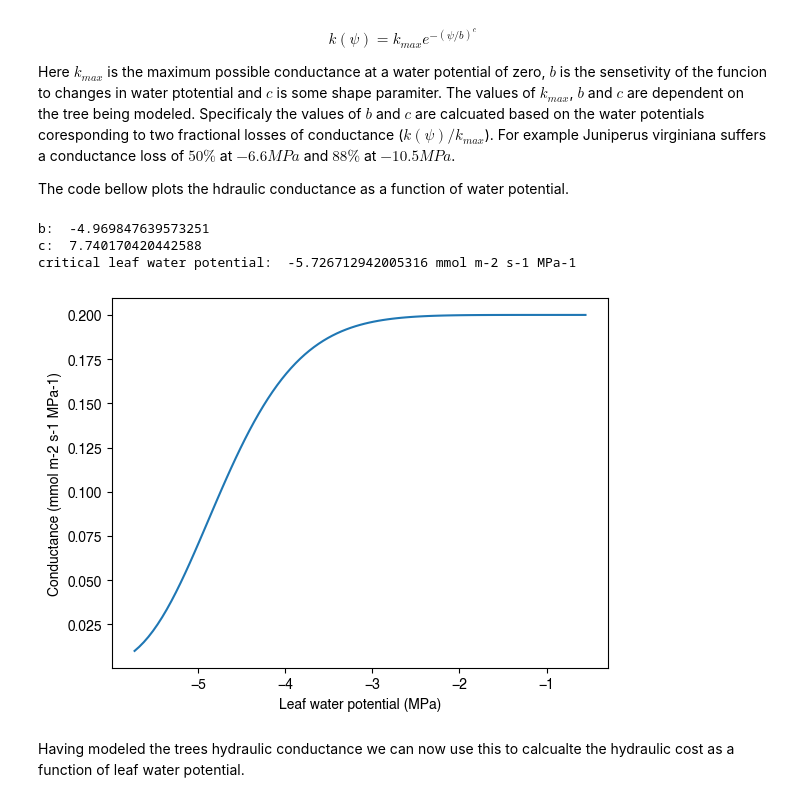
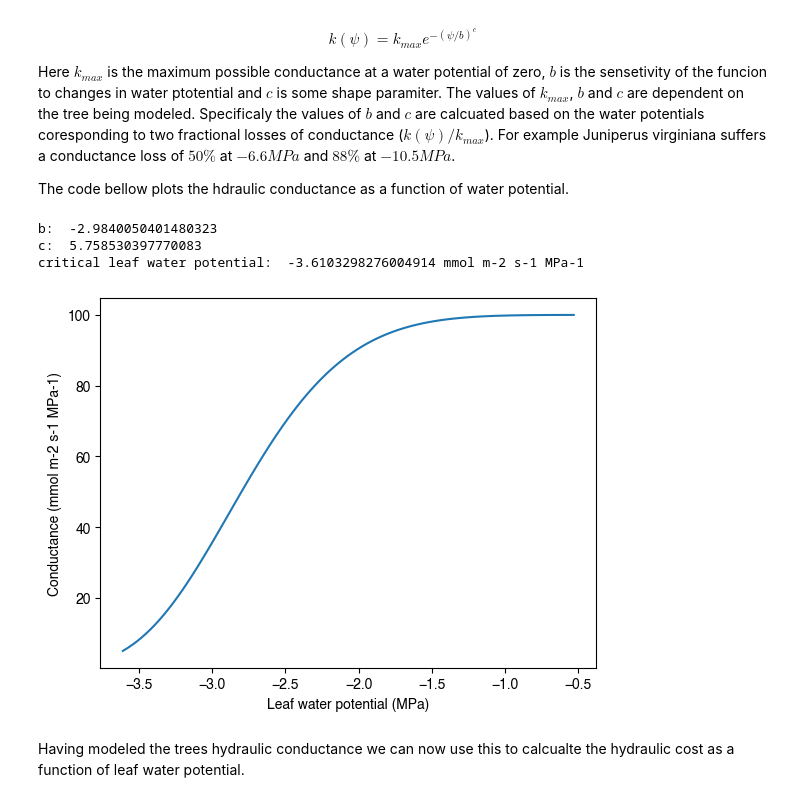
Before and after one commit to CaleBaguley/profit-optimisation-model, a Jupyter notebook: note books/Profit optimisation.ipynb, the cells around one changed output. Cells and saved outputs as stored; diff of their text form; code cells hidden in the pictures.

```diff
--- a/note books/Profit optimisation.ipynb
+++ b/note books/Profit optimisation.ipynb
@@ -59,9 +59,9 @@ Here $k_{max}$ is the maximum possible conductance at a water potential of zero,
 The code bellow plots the hdraulic conductance as a function of water potential.
 # %%
 # Conductance model
-P50 = -4.739999999999999 # MPa
-P88 = -5.476604474129552 # MPa
-k_max = 0.2 # mmol m-2 s-1 MPa-1
+P50 = -2.8 #-4.739999999999999 # MPa
+P88 = -3.4 # -5.476604474129552 # MPa
+k_max = 100 #0.2 # mmol m-2 s-1 MPa-1
 
 conductance_model = cumulative_Weibull_distribution_from_conductance_loss_at_given_water_potentials(k_max,
                                                                                                     P50,
@@ -70,37 +70,37 @@ conductance_model = cumulative_Weibull_distribution_from_conductance_loss_at_giv
                                                                                                     0.88)
 print("b: ",conductance_model.sensitivity_parameter)
 print("c: ",conductance_model.shape_parameter)
 
 """
 conductance_model = \
     CumulativeWeibullDistribution(maximum_conductance = 1.6659, # mmol m-2 s-1 MPa-1
                                   sensitivity_parameter = -4.969847639573251, # MPa
                                   shape_parameter = 7.740170420442604) # unitless
 
 
 print("P50: ", conductance_model.water_potential_from_conductivity_loss_fraction(0.50))
 print("P88: ", conductance_model.water_potential_from_conductivity_loss_fraction(0.88))"""
 
 # Water potential range
 soil_water_potential = -0.5 # MPa
 critical_water_potential = conductance_model.water_potential_from_conductivity_loss_fraction(0.95) # MPa
 water_potentials = linspace(soil_water_potential, critical_water_potential, 100)[1:]
 
 print("critical leaf water potential: ", critical_water_potential, "mmol m-2 s-1 MPa-1")
 
 # Conductances
 conductances = conductance_model.conductance(water_potentials)
 
 # Ploting
 plt.plot(water_potentials, conductances)
 plt.xlabel("Leaf water potential (MPa)")
 plt.ylabel("Conductance (mmol m-2 s-1 MPa-1)")
 plt.show()
 # %% [output]
-b:  -4.969847639573251
-c:  7.740170420442588
-critical leaf water potential:  -5.726712942005316 mmol m-2 s-1 MPa-1
+b:  -2.9840050401480323
+c:  5.758530397770083
+critical leaf water potential:  -3.6103298276004914 mmol m-2 s-1 MPa-1
-[figure, old version]
+[figure, new version]
 # %% [markdown]
 Having modeled the trees hydraulic conductance we can now use this to calcualte the hydraulic cost as a function of leaf water potential.
 # %%
```
Also changed, not shown: parts of 20 cells of this notebook.
